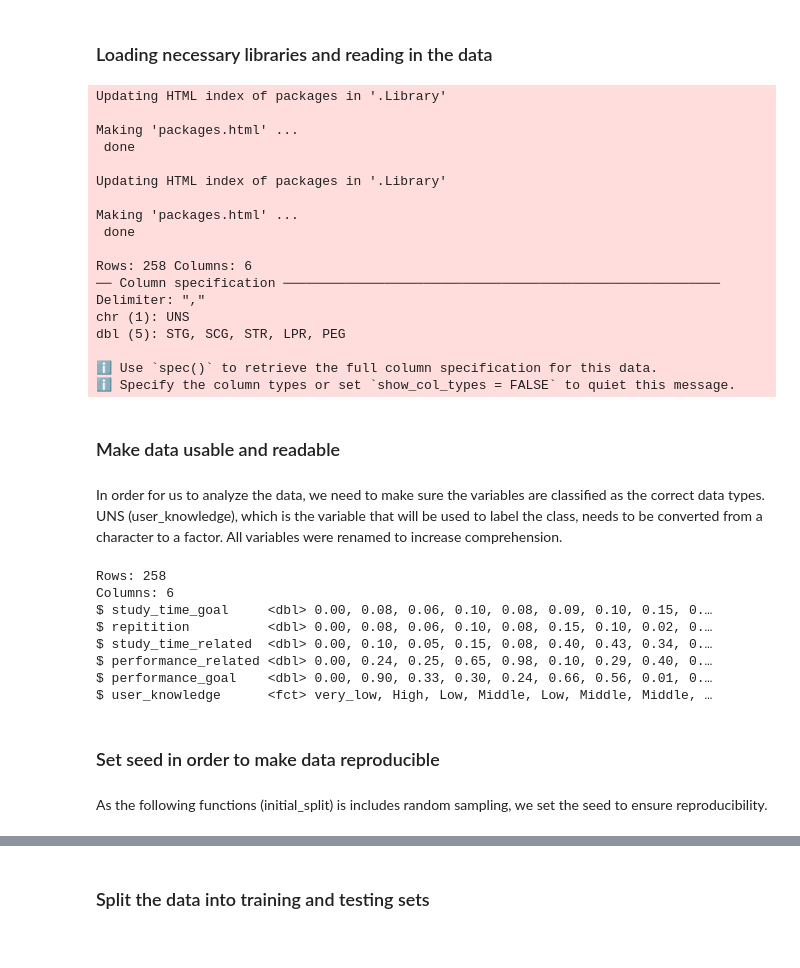
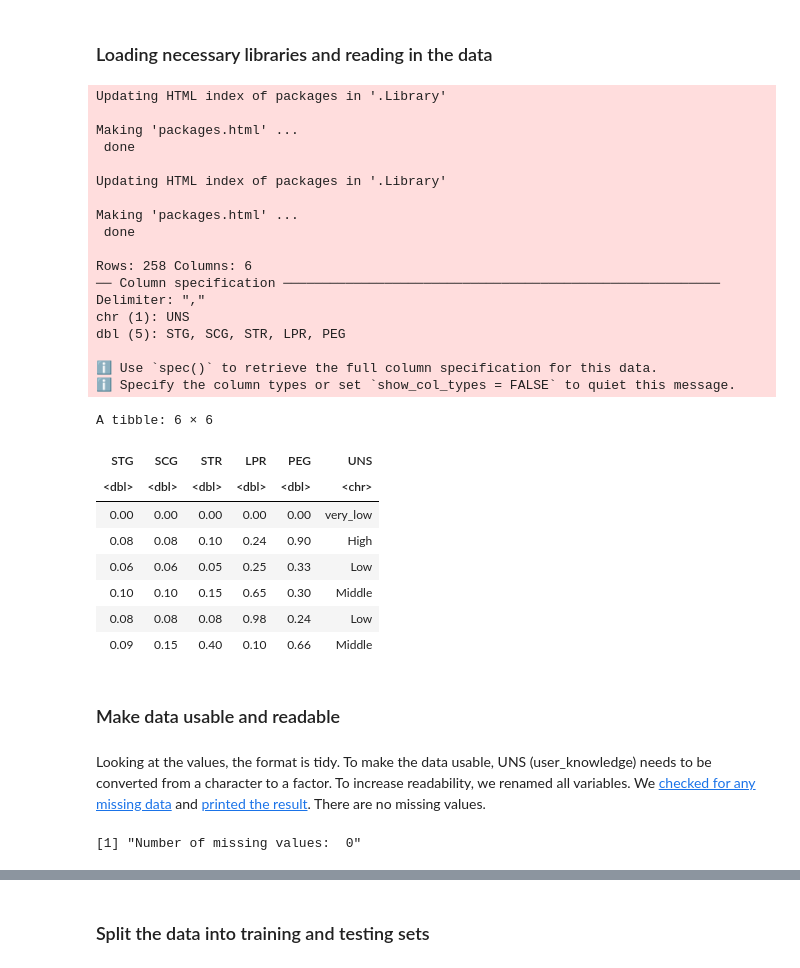
Before and after one commit to afellhauer/DSCI_Group_Project, a Jupyter notebook: learning_dc_machines.ipynb, the cells around one changed output, grey strips where cells are left out. Saved outputs shown, nothing was run; the diff lists cells and outputs as text; code cells hidden in the pictures.

```diff
--- a/learning_dc_machines.ipynb
+++ b/learning_dc_machines.ipynb
@@ -46,38 +52,48 @@ The question we are trying to answer is:
 # %%
 #load all necessarily libraries
 library(tidyverse)
 library(repr)
 library(tidymodels)
-install.packages("kknn") # this library needs to be loaded in for future classification
+install.packages("kknn") # this package needs to be loaded in for future classification
 library(kknn)
 install.packages("RColorBrewer")
 library(RColorBrewer)
 
 #read data from the web (GitHub raw file)
 dc_machines <- read_csv("https://raw.githubusercontent.com/afellhauer/DSCI_Group_Project/main/data/Data_User_Modeling_Dataset_Hamdi.csv")
+head(dc_machines)
 # %% [output]
 Updating HTML index of packages in '.Library'
 
 Making 'packages.html' ...
  done
 
 Updating HTML index of packages in '.Library'
 
 Making 'packages.html' ...
  done
 
 Rows: 258 Columns: 6
 ── Column specification ────────────────────────────────────────────────────────
 Delimiter: ","
 chr (1): UNS
 dbl (5): STG, SCG, STR, LPR, PEG
 
 ℹ Use `spec()` to retrieve the full column specification for this data.
 ℹ Specify the column types or set `show_col_types = FALSE` to quiet this message.
+A tibble: 6 × 6
+| STG | SCG | STR | LPR | PEG | UNS |
+| <dbl> | <dbl> | <dbl> | <dbl> | <dbl> | <chr> |
+| 0.00 | 0.00 | 0.00 | 0.00 | 0.00 | very_low |
+| 0.08 | 0.08 | 0.10 | 0.24 | 0.90 | High |
+| 0.06 | 0.06 | 0.05 | 0.25 | 0.33 | Low |
+| 0.10 | 0.10 | 0.15 | 0.65 | 0.30 | Middle |
+| 0.08 | 0.08 | 0.08 | 0.98 | 0.24 | Low |
+| 0.09 | 0.15 | 0.40 | 0.10 | 0.66 | Middle |
 # %% [markdown]
 ### Make data usable and readable
 # %% [markdown]
-In order for us to analyze the data, we need to make sure the variables are classified as the correct data types. UNS (user_knowledge), which is the variable that will be used to label the class, needs to be converted from a character to a factor. All variables were renamed to increase comprehension.
+Looking at the values, the format is tidy. To make the data usable, UNS (user_knowledge) needs to be converted from a character to a factor. To increase readability, we renamed all variables. We [checked for any missing data](https://www.tutorialspoint.com/dealing-with-missing-data-in-r) and [printed the result](https://www.geeksforgeeks.org/printing-output-of-an-r-program/). There are no missing values.
 # %%
 dc_machines_mutate <- dc_machines |>
     mutate(UNS = as_factor(UNS)) |> #change the class from a chr to a factor
@@ -87,17 +103,7 @@ dc_machines_mutate <- dc_machines |>
            "performance_related" = LPR,
            "performance_goal" = PEG,
            "user_knowledge" = UNS)
-glimpse(dc_machines_mutate) # check out the data
+missing <- sum(is.na(dc_machines_mutate)) # check for missing values
+print(paste("Number of missing values: ", missing))
 # %% [output]
-Rows: 258
-Columns: 6
-$ study_time_goal     <dbl> 0.00, 0.08, 0.06, 0.10, 0.08, 0.09, 0.10, 0.15, 0.…
-$ repitition          <dbl> 0.00, 0.08, 0.06, 0.10, 0.08, 0.15, 0.10, 0.02, 0.…
-$ study_time_related  <dbl> 0.00, 0.10, 0.05, 0.15, 0.08, 0.40, 0.43, 0.34, 0.…
-$ performance_related <dbl> 0.00, 0.24, 0.25, 0.65, 0.98, 0.10, 0.29, 0.40, 0.…
-$ performance_goal    <dbl> 0.00, 0.90, 0.33, 0.30, 0.24, 0.66, 0.56, 0.01, 0.…
-$ user_knowledge      <fct> very_low, High, Low, Middle, Low, Middle, Middle, …
+[1] "Number of missing values:  0"
-# %% [markdown]
-### Set seed in order to make data reproducible
-# %% [markdown]
-As the following functions (initial_split) is includes random sampling, we set the seed to ensure reproducibility.
```
Also changed, not shown: parts of 23 cells of this notebook, 2 other files.
